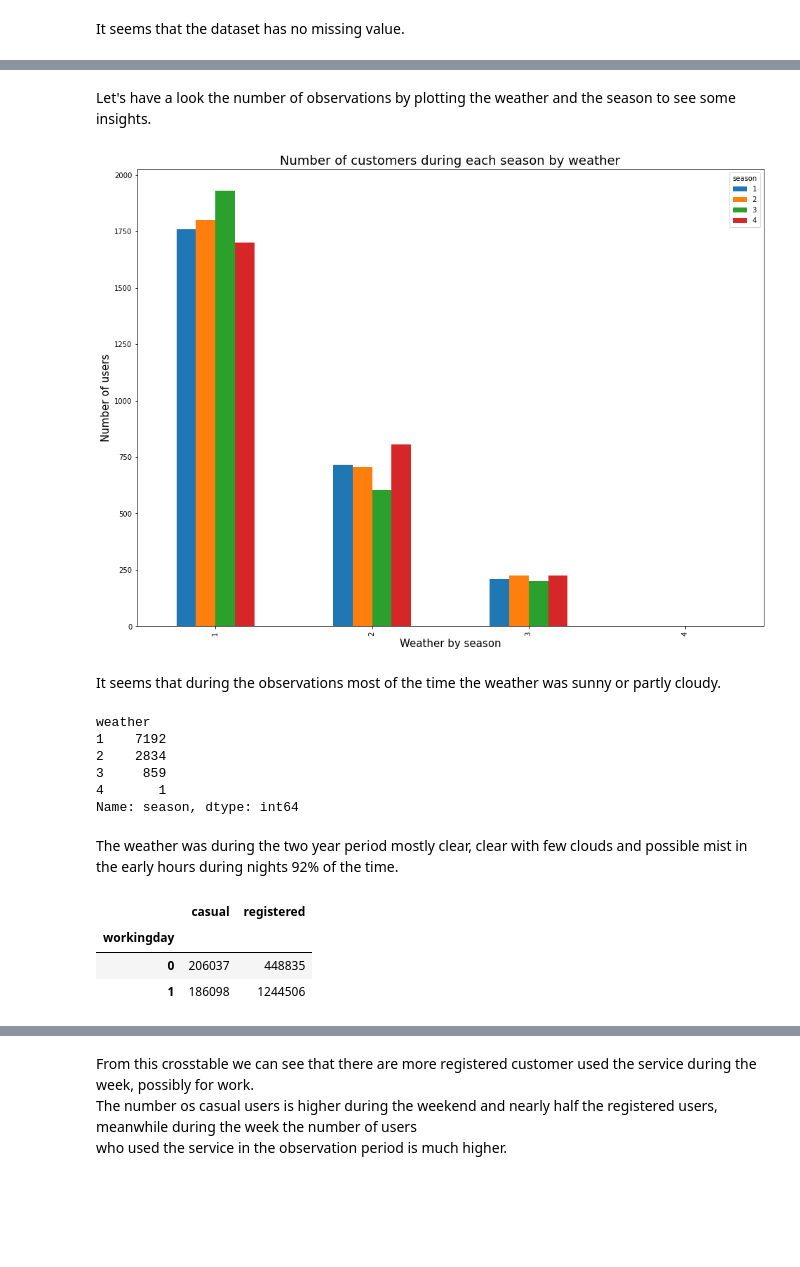
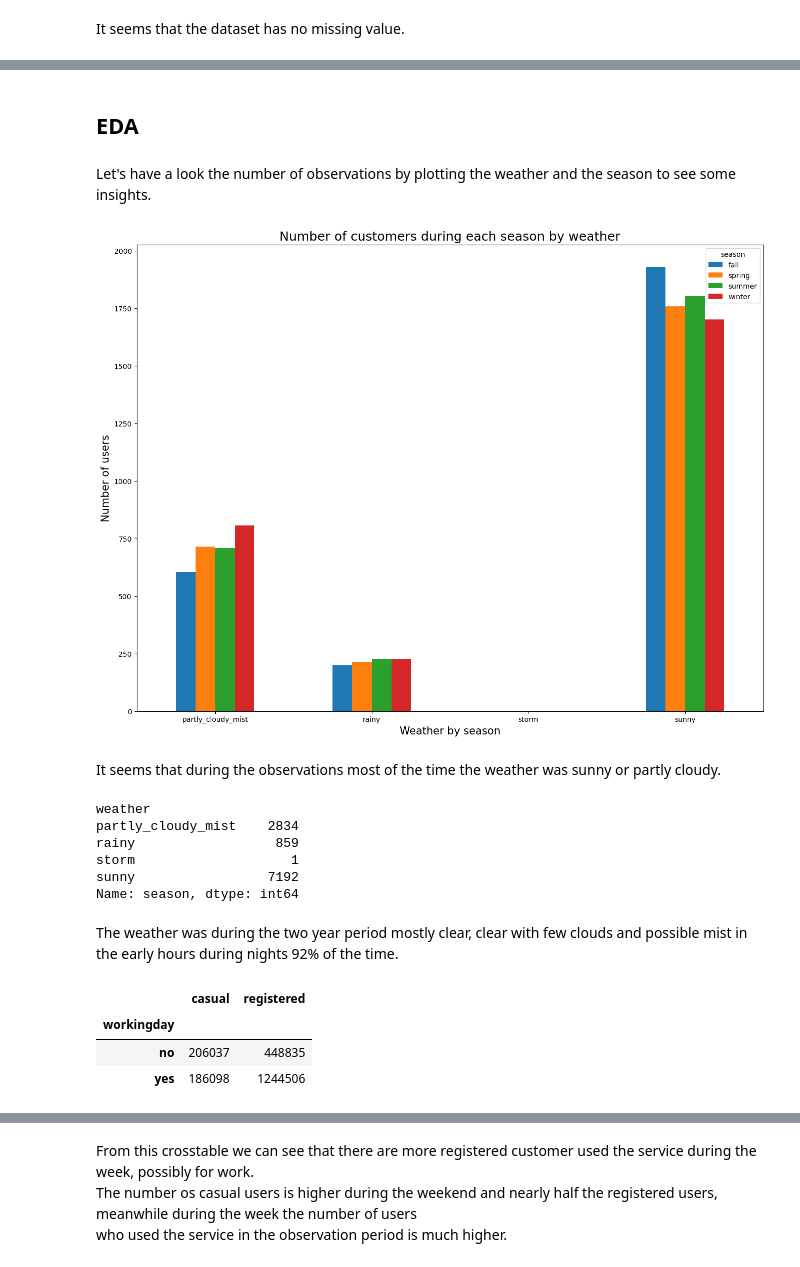
Before and after one commit to ptrGSKA/Business_case-Yulu-Hypothesis_testing, a Jupyter notebook: Yulu_Business_Hypothesis_Testing.ipynb, the cells around one changed output, grey strips where cells are left out. Cells and saved outputs as stored; diff of their text form; code cells hidden in the pictures; blank space fills up the shorter version.

```diff
--- a/Yulu_Business_Hypothesis_Testing.ipynb
+++ b/Yulu_Business_Hypothesis_Testing.ipynb
@@ -81,8 +28,8 @@ warnings.filterwarnings("ignore")
 plt.rcParams["figure.figsize"] = (16,12)
 # %%
 # Importing data
-df_yulu = pd.read_csv('yulu_bike_sharing_dataset.csv')
-df_yulu.head()
+df = pd.read_csv('yulu_bike_sharing_dataset.csv')
+df.head()
 # %% [output]
 |  | datetime | season | holiday | workingday | weather | temp | atemp | humidity | windspeed | casual | ... |
 | 0 | 2011-01-01 00:00:00 | 1 | 0 | 0 | 1 | 9.84 | 14.395 | 81 | 0.0 | 3 | ... |
@@ -163,32 +141,59 @@ It seems that the dataset has no missing value.
+# %%
+'''# Replacing all the numeric encoding with the seasons.
+df.loc[df['season'] == 1, 'season'] = 'spring'
+df.loc[df['season'] == 2, 'season'] = 'summer'
+df.loc[df['season'] == 3, 'season'] = 'fall'
+df.loc[df['season'] == 4, 'season'] = 'winter'
+
+# Replacing all the numeric encoding with the weather.
+df.loc[df['weather'] == 1, 'weather'] = 'sunny'
+df.loc[df['weather'] == 2, 'weather'] = 'partly_cloudy_mist'
+df.loc[df['weather'] == 3, 'weather'] = 'rainy'
+df.loc[df['weather'] == 4, 'weather'] = 'storm'
+
+# Replacing all the numeric encoding for holiday and workingday
+df.loc[df['holiday'] == 1, 'holiday'] = 'yes'
+df.loc[df['holiday'] == 0, 'holiday'] = 'no'
+
+df.loc[df['workingday'] == 1, 'workingday'] = 'weekday'
+df.loc[df['workingday'] == 0, 'workingday'] = 'weekend'''
+
+df['season'] = df['season'].map({1:'spring', 2:'summer', 3:'fall', 4:'winter'})
+df['weather'] = df['weather'].map({1:'sunny', 2:'partly_cloudy_mist', 3:'rainy', 4:'storm'})
+df['holiday'] = df['holiday'].map({1: 'yes', 0:'no'})
+df['workingday'] = df['workingday'].map({1: 'yes', 0: 'no'})
+# %% [markdown]
+## EDA
 # %% [markdown]
 Let's have a look the number of observations by plotting the weather and the season to see some insights.
 # %%
-pd.crosstab(df_yulu['weather'], df_yulu['season']).plot(kind = 'bar')
+pd.crosstab(df['weather'], df['season']).plot(kind = 'bar')
 plt.title('Number of customers during each season by weather', fontsize = 18)
 plt.xlabel('Weather by season', fontsize = 15)
 plt.ylabel('Number of users', fontsize = 15)
+plt.xticks(rotation = 0)
 plt.show()
 # %% [output]
-[figure, old version]
+[figure, new version]
 # %% [markdown]
 It seems that during the observations most of the time the weather was sunny or partly cloudy.
 # %%
-df_yulu.groupby('weather')['season'].count()
+df.groupby('weather')['season'].count()
 # %% [output]
 weather
-1    7192
-2    2834
-3     859
-4       1
+partly_cloudy_mist    2834
+rainy                  859
+storm                    1
+sunny                 7192
 Name: season, dtype: int64
 # %% [markdown]
 The weather was during the two year period mostly clear, clear with few clouds and possible mist in the early hours during nights 92% of the time.
 # %%
 # The number of customers by weekday and weekend in the two categories
-df_yulu.groupby(['workingday'])['casual', 'registered'].sum()
+df.groupby(['workingday'])[['casual', 'registered']].sum()
 # %% [output]
 |  | casual | registered |
 | workingday |  |  |
-| 0 | 206037 | 448835 |
-| 1 | 186098 | 1244506 |
+| no | 206037 | 448835 |
+| yes | 186098 | 1244506 |
 # %%
```
Also changed, not shown: parts of 48 cells of this notebook, 2 other files.
